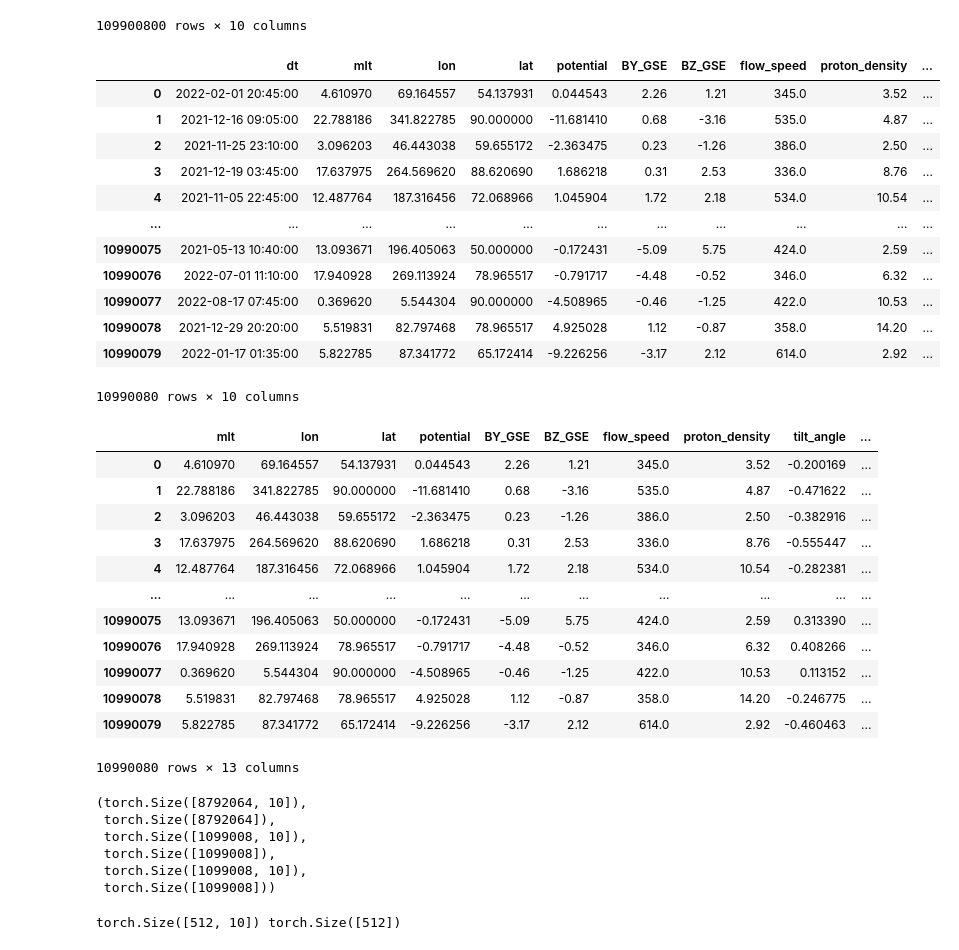
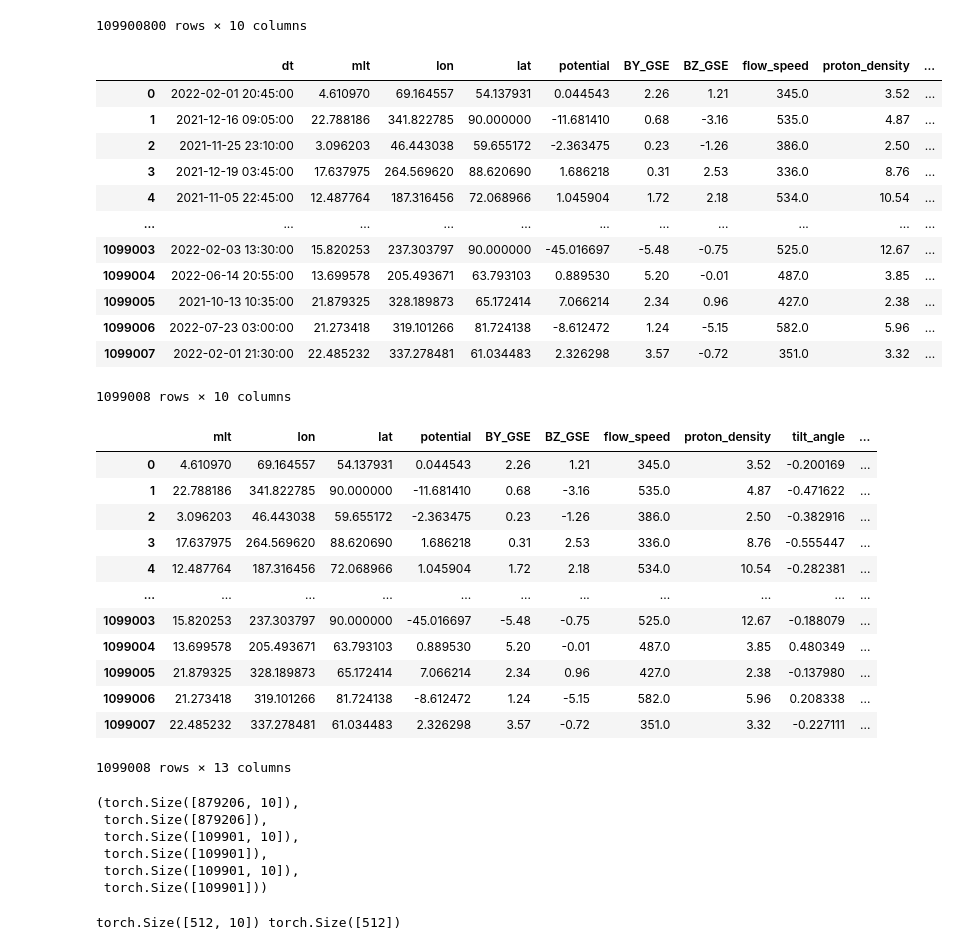
Before and after one commit to reddy-sachin/REPPU-ESN2, a Jupyter notebook: MLP/mlp.ipynb, the cells around one changed output. Saved outputs shown, nothing was run; the diff lists cells and outputs as text; code cells hidden in the pictures.

```diff
--- a/MLP/mlp.ipynb
+++ b/MLP/mlp.ipynb
@@ -137,22 +139,22 @@ df
 # %%
 #df = df.iloc[::1000]
 # %%
-df = df.sample(frac=0.1, random_state=42).reset_index(drop=True)
+df = df.sample(frac=0.01, random_state=42).reset_index(drop=True)
 df
 # %% [output]
 |  | dt | mlt | lon | lat | potential | BY_GSE | BZ_GSE | flow_speed | proton_density | ... |
 | 0 | 2022-02-01 20:45:00 | 4.610970 | 69.164557 | 54.137931 | 0.044543 | 2.26 | 1.21 | 345.0 | 3.52 | ... |
 | 1 | 2021-12-16 09:05:00 | 22.788186 | 341.822785 | 90.000000 | -11.681410 | 0.68 | -3.16 | 535.0 | 4.87 | ... |
 | 2 | 2021-11-25 23:10:00 | 3.096203 | 46.443038 | 59.655172 | -2.363475 | 0.23 | -1.26 | 386.0 | 2.50 | ... |
 | 3 | 2021-12-19 03:45:00 | 17.637975 | 264.569620 | 88.620690 | 1.686218 | 0.31 | 2.53 | 336.0 | 8.76 | ... |
 | 4 | 2021-11-05 22:45:00 | 12.487764 | 187.316456 | 72.068966 | 1.045904 | 1.72 | 2.18 | 534.0 | 10.54 | ... |
 | ... | ... | ... | ... | ... | ... | ... | ... | ... | ... | ... |
-| 10990075 | 2021-05-13 10:40:00 | 13.093671 | 196.405063 | 50.000000 | -0.172431 | -5.09 | 5.75 | 424.0 | 2.59 | ... |
-| 10990076 | 2022-07-01 11:10:00 | 17.940928 | 269.113924 | 78.965517 | -0.791717 | -4.48 | -0.52 | 346.0 | 6.32 | ... |
-| 10990077 | 2022-08-17 07:45:00 | 0.369620 | 5.544304 | 90.000000 | -4.508965 | -0.46 | -1.25 | 422.0 | 10.53 | ... |
-| 10990078 | 2021-12-29 20:20:00 | 5.519831 | 82.797468 | 78.965517 | 4.925028 | 1.12 | -0.87 | 358.0 | 14.20 | ... |
-| 10990079 | 2022-01-17 01:35:00 | 5.822785 | 87.341772 | 65.172414 | -9.226256 | -3.17 | 2.12 | 614.0 | 2.92 | ... |
+| 1099003 | 2022-02-03 13:30:00 | 15.820253 | 237.303797 | 90.000000 | -45.016697 | -5.48 | -0.75 | 525.0 | 12.67 | ... |
+| 1099004 | 2022-06-14 20:55:00 | 13.699578 | 205.493671 | 63.793103 | 0.889530 | 5.20 | -0.01 | 487.0 | 3.85 | ... |
+| 1099005 | 2021-10-13 10:35:00 | 21.879325 | 328.189873 | 65.172414 | 7.066214 | 2.34 | 0.96 | 427.0 | 2.38 | ... |
+| 1099006 | 2022-07-23 03:00:00 | 21.273418 | 319.101266 | 81.724138 | -8.612472 | 1.24 | -5.15 | 582.0 | 5.96 | ... |
+| 1099007 | 2022-02-01 21:30:00 | 22.485232 | 337.278481 | 61.034483 | 2.326298 | 3.57 | -0.72 | 351.0 | 3.32 | ... |
-10990080 rows × 10 columns
+1099008 rows × 10 columns
 # %%
 df['mlt_sin'] = np.sin(df['mlt']*(2.*np.pi/24))
 df['mlt_cos'] = np.cos(df['mlt']*(2.*np.pi/24))
@@ -170,12 +172,12 @@ df
 | 3 | 17.637975 | 264.569620 | 88.620690 | 1.686218 | 0.31 | 2.53 | 336.0 | 8.76 | -0.555447 | ... |
 | 4 | 12.487764 | 187.316456 | 72.068966 | 1.045904 | 1.72 | 2.18 | 534.0 | 10.54 | -0.282381 | ... |
 | ... | ... | ... | ... | ... | ... | ... | ... | ... | ... | ... |
-| 10990075 | 13.093671 | 196.405063 | 50.000000 | -0.172431 | -5.09 | 5.75 | 424.0 | 2.59 | 0.313390 | ... |
-| 10990076 | 17.940928 | 269.113924 | 78.965517 | -0.791717 | -4.48 | -0.52 | 346.0 | 6.32 | 0.408266 | ... |
-| 10990077 | 0.369620 | 5.544304 | 90.000000 | -4.508965 | -0.46 | -1.25 | 422.0 | 10.53 | 0.113152 | ... |
-| 10990078 | 5.519831 | 82.797468 | 78.965517 | 4.925028 | 1.12 | -0.87 | 358.0 | 14.20 | -0.246775 | ... |
-| 10990079 | 5.822785 | 87.341772 | 65.172414 | -9.226256 | -3.17 | 2.12 | 614.0 | 2.92 | -0.460463 | ... |
+| 1099003 | 15.820253 | 237.303797 | 90.000000 | -45.016697 | -5.48 | -0.75 | 525.0 | 12.67 | -0.188079 | ... |
+| 1099004 | 13.699578 | 205.493671 | 63.793103 | 0.889530 | 5.20 | -0.01 | 487.0 | 3.85 | 0.480349 | ... |
+| 1099005 | 21.879325 | 328.189873 | 65.172414 | 7.066214 | 2.34 | 0.96 | 427.0 | 2.38 | -0.137980 | ... |
+| 1099006 | 21.273418 | 319.101266 | 81.724138 | -8.612472 | 1.24 | -5.15 | 582.0 | 5.96 | 0.208338 | ... |
+| 1099007 | 22.485232 | 337.278481 | 61.034483 | 2.326298 | 3.57 | -0.72 | 351.0 | 3.32 | -0.227111 | ... |
-10990080 rows × 13 columns
+1099008 rows × 13 columns
 # %%
 X = df.drop(columns=['potential'], axis=1).values
 X_cols = df.drop(columns=['potential'], axis=1).columns
@@ -234,12 +236,12 @@ y_val_tensor = torch.tensor(y_val, dtype=torch.float32).to(device)
 
 X_train_tensor.shape, y_train_tensor.shape, X_test_tensor.shape, y_test_tensor.shape, X_val_tensor.shape, y_val_tensor.shape
 # %% [output]
-(torch.Size([8792064, 10]),
- torch.Size([8792064]),
- torch.Size([1099008, 10]),
- torch.Size([1099008]),
- torch.Size([1099008, 10]),
- torch.Size([1099008]))
+(torch.Size([879206, 10]),
+ torch.Size([879206]),
+ torch.Size([109901, 10]),
+ torch.Size([109901]),
+ torch.Size([109901, 10]),
+ torch.Size([109901]))
 # %%
 # Create a dataset and a dataloader for train and validation
 train_dataset = TensorDataset(X_train_tensor, y_train_tensor)
```
Also changed, not shown: parts of 6 cells of this notebook, 5 other files.
